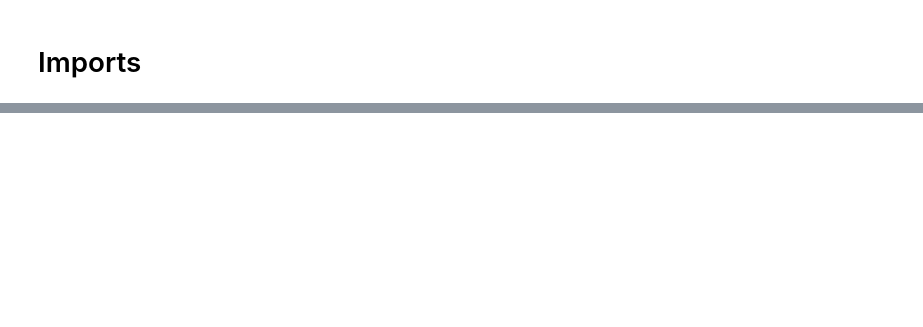
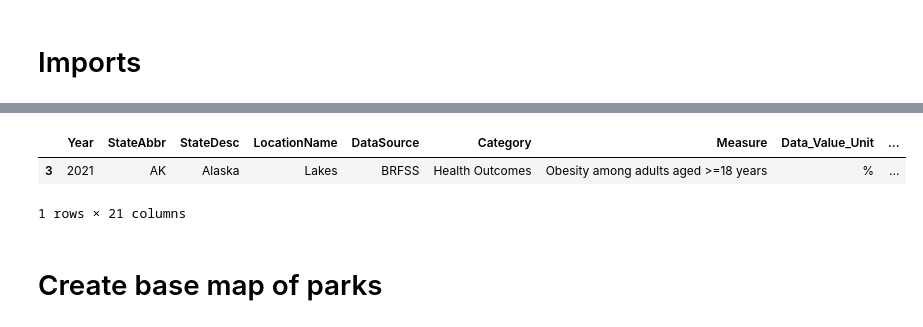
Before and after one commit to derekbeistad/health-and-proximity-to-natural-areas-analysis, a Jupyter notebook: notebook/us_parks_health.ipynb, the cells around one changed output, grey strips where cells are left out. Drawn from its saved outputs; the diff is of its cells as text; code cells hidden in the pictures; blank space fills up the shorter version.

```diff
--- a/notebook/us_parks_health.ipynb
+++ b/notebook/us_parks_health.ipynb
@@ -22,0 +122,12 @@ gpd.read_file("../data/USA_Parks/v10/park_dtl.gdb/")
+# %%
+measures = ['Cancer (excluding skin cancer) among adults aged >=18 years',
+           'Cholesterol screening among adults aged >=18 years',
+           'Coronary heart disease among adults aged >=18 years',
+           'Current asthma among adults aged >=18 years',
+           'Current lack of health insurance among adults aged 18-64 years',
+           'Depression among adults aged >=18 years',
+           'Diagnosed diabetes among adults aged >=18 years',
+           'Fair or poor self-rated health status among adults aged >=18 years',
+           'High blood pressure among adults aged >=18 years',
+           'Obesity among adults aged >=18 years',
+           'Stroke among adults aged >=18 years']
@@ -22,0 +136,10 @@ gpd.read_file("../data/USA_Parks/v10/park_dtl.gdb/")
+# %%
+places_filtered = places_df.loc[places_df['Measure'].isin(measures)]
+# %%
+places_filtered.head(1)
+# %% [output]
+|  | Year | StateAbbr | StateDesc | LocationName | DataSource | Category | Measure | Data_Value_Unit | ... |
+| 3 | 2021 | AK | Alaska | Lakes | BRFSS | Health Outcomes | Obesity among adults aged >=18 years | % | ... |
+1 rows × 21 columns
+# %% [markdown]
+# Create base map of parks
```
Also changed, not shown: parts of 31 cells of this notebook, 1 other file.
